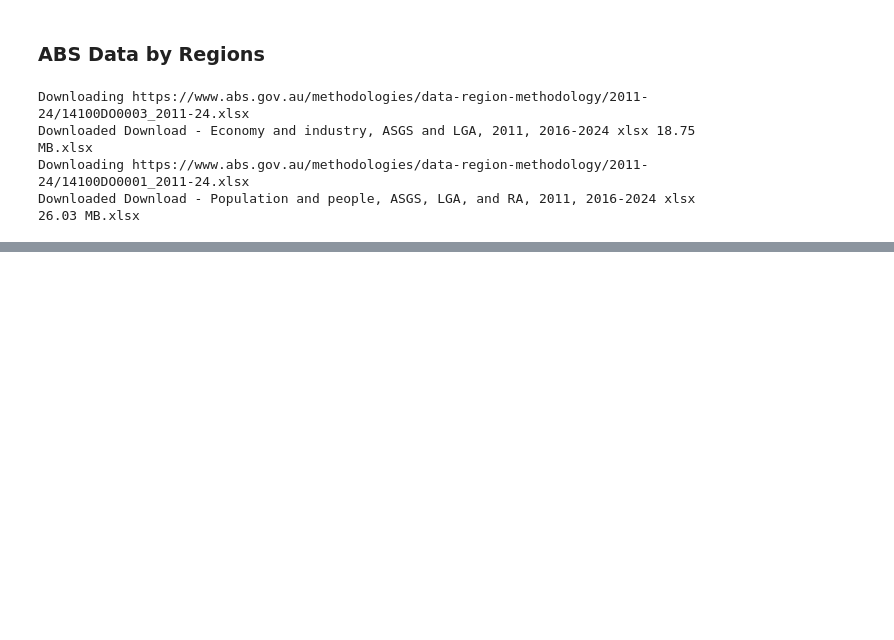
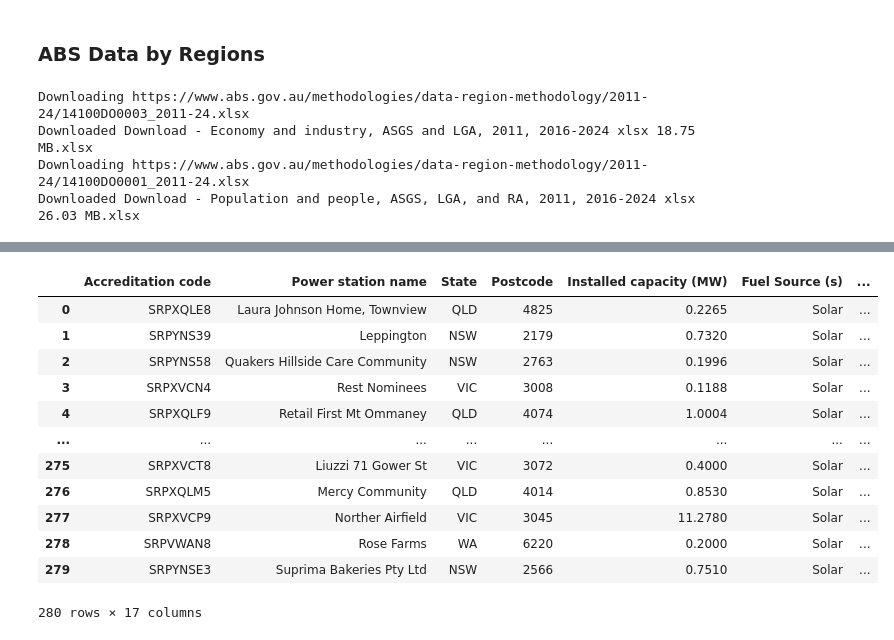
Before and after one commit to jasper-jiang-0615/comp5339, a Jupyter notebook: Assignment/Assignment1/comp5339_assignment1.ipynb, the cells around one changed output, grey strips where cells are left out. Saved outputs shown, nothing was run; the diff lists cells and outputs as text; code cells hidden in the pictures; blank space fills up the shorter version.

```diff
--- a/Assignment/Assignment1/comp5339_assignment1.ipynb
+++ b/Assignment/Assignment1/comp5339_assignment1.ipynb
@@ -154,0 +184,14 @@ Downloaded Download - Population and people, ASGS, LGA, and RA, 2011, 2016-2024
+# %%
+nger_csv_dir = "./nger_csv"
+all_df =[]
+for fname in os.listdir(nger_csv_dir):
+    if fname.endswith(".csv"):
+        path = os.path.join(nger_csv_dir,fname)
+        df = pd.read_csv(path)
+        df.columns = [normalize_col(c) for c in df.columns]
+        year_str = fname.replace(".csv","")
+        start_year = year_str.split("-")[0]
+        df['year'] = start_year
+        all_df.append(df)
+final_df = pd.concat(all_df, ignore_index=True)
+final_df.to_csv("./nger_csv/2014-2024.csv",index=False)
@@ -154,0 +384,23 @@ Downloaded Download - Population and people, ASGS, LGA, and RA, 2011, 2016-2024
+# %%
+accredited_power_station = pd.read_csv("./abs_csv/power-stations-and-projects-accredited.csv")
+def extract_power_station_name(text):
+    text = text.split("-")[0].strip()
+    return text
+accredited_power_station['Power station name']=accredited_power_station['Power station name'].apply(extract_power_station_name)
+# %%
+accredited_power_station = enrich_facilities_google(accredited_power_station, api_key=API_KEY,address="Power station name", state_col="State", sleep_sec=0.12)
+accredited_power_station
+# %% [output]
+|  | Accreditation code | Power station name | State | Postcode | Installed capacity (MW) | Fuel Source (s) | ... |
+| 0 | SRPXQLE8 | Laura Johnson Home, Townview | QLD | 4825 | 0.2265 | Solar | ... |
+| 1 | SRPYNS39 | Leppington | NSW | 2179 | 0.7320 | Solar | ... |
+| 2 | SRPYNS58 | Quakers Hillside Care Community | NSW | 2763 | 0.1996 | Solar | ... |
+| 3 | SRPXVCN4 | Rest Nominees | VIC | 3008 | 0.1188 | Solar | ... |
+| 4 | SRPXQLF9 | Retail First Mt Ommaney | QLD | 4074 | 1.0004 | Solar | ... |
+| ... | ... | ... | ... | ... | ... | ... | ... |
+| 275 | SRPXVCT8 | Liuzzi 71 Gower St | VIC | 3072 | 0.4000 | Solar | ... |
+| 276 | SRPXQLM5 | Mercy Community | QLD | 4014 | 0.8530 | Solar | ... |
+| 277 | SRPXVCP9 | Norther Airfield | VIC | 3045 | 11.2780 | Solar | ... |
+| 278 | SRPVWAN8 | Rose Farms | WA | 6220 | 0.2000 | Solar | ... |
+| 279 | SRPYNSE3 | Suprima Bakeries Pty Ltd | NSW | 2566 | 0.7510 | Solar | ... |
+280 rows × 17 columns
```
Also changed, not shown: parts of 8 cells of this notebook, 3 other files.
